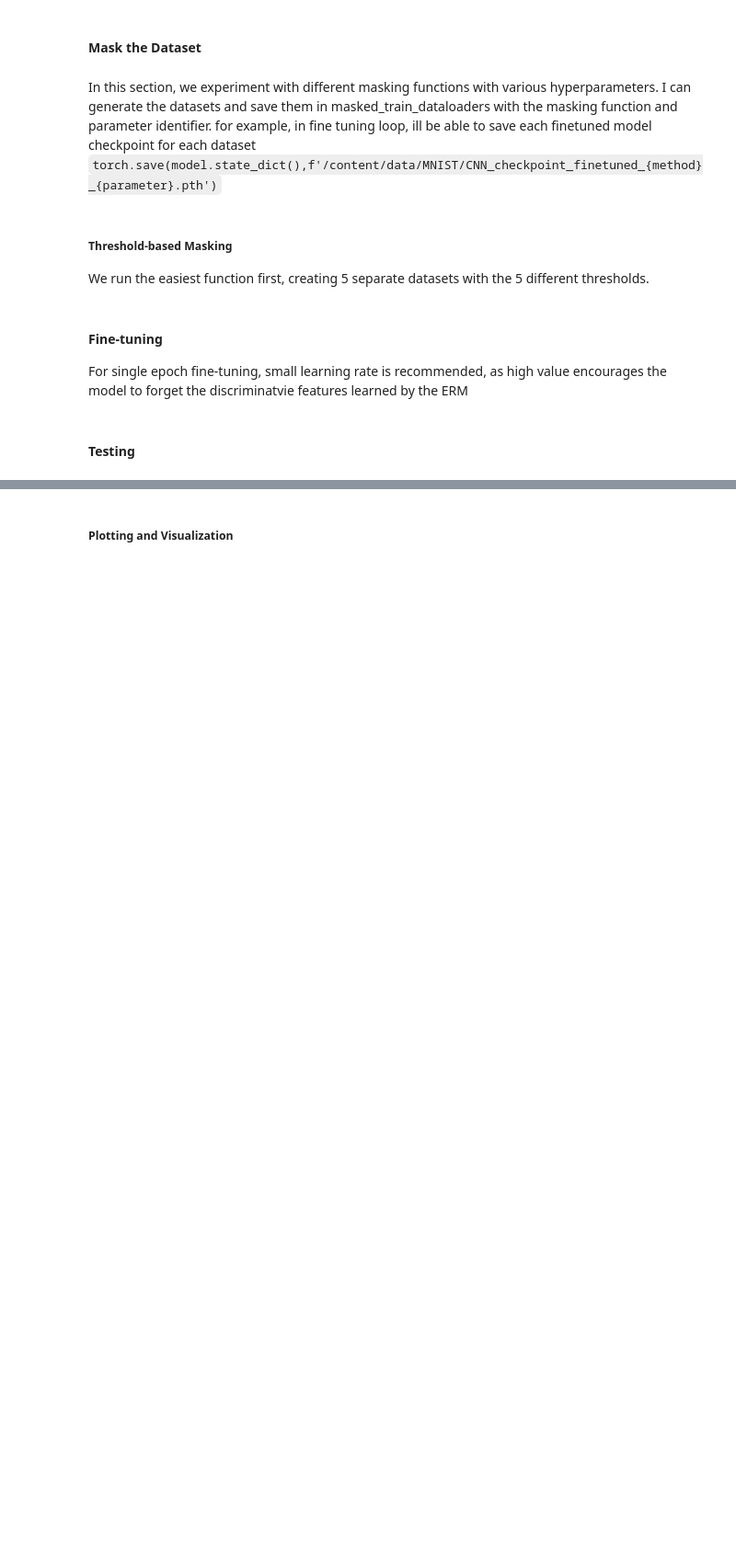
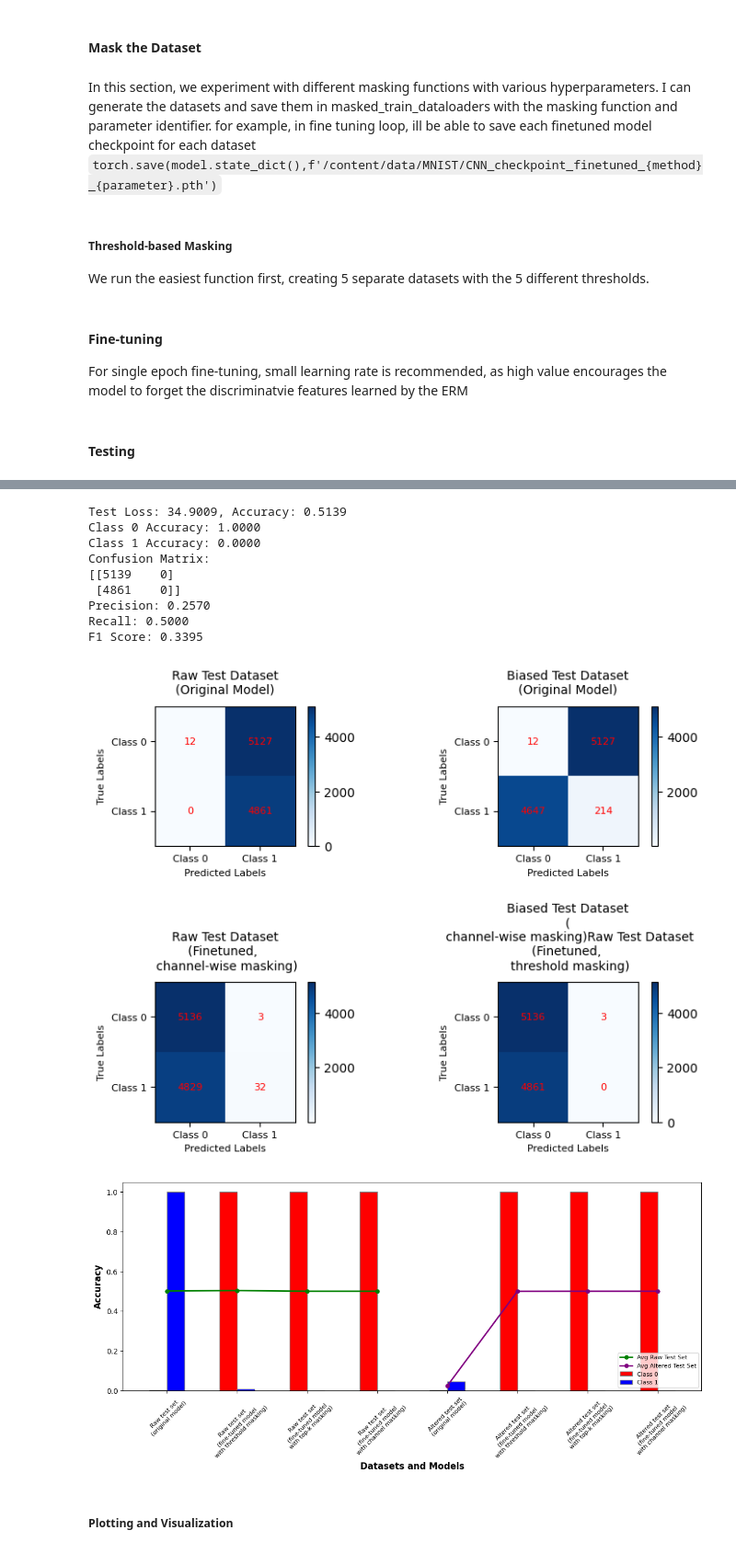
Before and after one commit to vmazashvili/Neural-Networks, a Jupyter notebook: MaskTune_Vano_Mazashvili_1993251.ipynb, the cells around one changed output, grey strips where cells are left out. Shown at 92% size. Drawn from its saved outputs; the diff is of its cells as text; code cells hidden in the pictures; blank space fills up the shorter version.

Commit message:
Maskings seem to be working. Needs optimization

```diff
--- a/MaskTune_Vano_Mazashvili_1993251.ipynb
+++ b/MaskTune_Vano_Mazashvili_1993251.ipynb
@@ -979,25 +998,61 @@ metrics_biased = test_model(model, test_spurious_dataloader, loss_function)
 
 # Evaluate the finetuned model
 model = SmallCNN(num_classes=2)
-checkpoint_path = '/content/data/MNIST/CNN_checkpoint_finetuned.pth'
+checkpoint_path = '/content/data/MNIST/CNN_checkpoint_finetuned_channel_wise_0.2.pth'
 model.load_state_dict(torch.load(checkpoint_path))
 
 print("\033[1m \033[93m Testing Finetuned Model on Raw Test Dataset: \033[0m")
-metrics_ft_raw = test_model(model, test_raw_dataloader, loss_function)
+metrics_ft_chnl_raw = test_model(model, test_raw_dataloader, loss_function)
 
 print("\033[1m \033[93m Testing Finetuned Model on Biased Test Dataset: \033[0m")
-metrics_ft_sp = test_model(model, test_spurious_dataloader, loss_function)
+metrics_ft_chnl_sp = test_model(model, test_spurious_dataloader, loss_function)
+
+# Evaluate the finetuned model
+model = SmallCNN(num_classes=2)
+checkpoint_path = '/content/data/MNIST/CNN_checkpoint_finetuned_threshold_0.3.pth'
+model.load_state_dict(torch.load(checkpoint_path))
+
+print("\033[1m \033[93m Testing Finetuned Model on Raw Test Dataset: \033[0m")
+metrics_ft_threshold_raw = test_model(model, test_raw_dataloader, loss_function)
+
+print("\033[1m \033[93m Testing Finetuned Model on Biased Test Dataset: \033[0m")
+metrics_ft_threshold_sp = test_model(model, test_spurious_dataloader, loss_function)
+
+# Evaluate the finetuned model
+model = SmallCNN(num_classes=2)
+checkpoint_path = '/content/data/MNIST/CNN_checkpoint_finetuned_top_k_0.01.pth'
+model.load_state_dict(torch.load(checkpoint_path))
+
+print("\033[1m \033[93m Testing Finetuned Model on Raw Test Dataset: \033[0m")
+metrics_ft_k_raw = test_model(model, test_raw_dataloader, loss_function)
+
+print("\033[1m \033[93m Testing Finetuned Model on Biased Test Dataset: \033[0m")
+metrics_ft_k_sp = test_model(model, test_spurious_dataloader, loss_function)
 
 # Plot confusion matrices
-conf_matrices = [metrics_raw[2], metrics_biased[2], metrics_ft_raw[2], metrics_ft_sp[2]]
+conf_matrices = [metrics_raw[2], metrics_biased[2], metrics_ft_chnl_raw[2], metrics_ft_chnl_sp[2], metrics_ft_threshold_raw[2], metrics_ft_threshold_sp[2], metrics_ft_k_raw[2], metrics_ft_k_sp[2]]
 titles = [
     'Raw Test Dataset\n(Original Model)',
     'Biased Test Dataset\n(Original Model)',
-    'Raw Test Dataset\n(Finetuned Model)',
-    'Biased Test Dataset\n(Finetuned Model)'
+    'Raw Test Dataset\n(Finetuned, \n channel-wise masking)',
+    'Biased Test Dataset\n(\n channel-wise masking)'
+    'Raw Test Dataset\n(Finetuned, \n threshold masking)',
+    'Biased Test Dataset\n(\n threshold masking)'
+    'Raw Test Dataset\n(Finetuned, \n top-k masking)',
+    'Biased Test Dataset\n(\n top-k masking)'
 ]
 
 plot_confusion_matrices(conf_matrices, titles)
 
 # Plot accuracies
-plot_accuracies(metrics_raw, metrics_ft_raw, metrics_biased, metrics_ft_sp)
+plot_accuracies(
+    metrics_raw[0],
+    metrics_ft_chnl_raw[0],
+    metrics_ft_threshold_raw[0],
+    metrics_ft_k_raw[0],
+    metrics_biased[0],
+    metrics_ft_chnl_sp[0],
+    metrics_ft_threshold_sp[0],
+    metrics_ft_k_sp[0]
+    )
+# %% [output]
@@ -1004,3 +1096,14 @@ plot_accuracies(metrics_raw, metrics_ft_raw, metrics_biased, metrics_ft_sp)
+Test Loss: 34.9009, Accuracy: 0.5139
+Class 0 Accuracy: 1.0000
+Class 1 Accuracy: 0.0000
+Confusion Matrix:
+[[5139    0]
+ [4861    0]]
+Precision: 0.2570
+Recall: 0.5000
+F1 Score: 0.3395
+[figure, added]
+[figure, added]
 # %% [markdown]
 ##### Plotting and Visualization
 # %%
```
Also changed, not shown: parts of 8 cells of this notebook.
